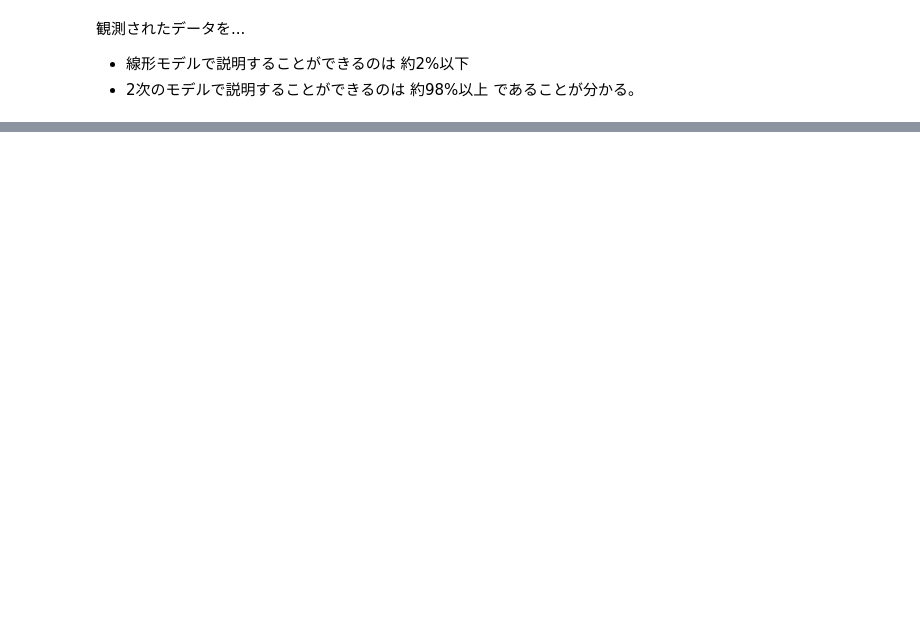
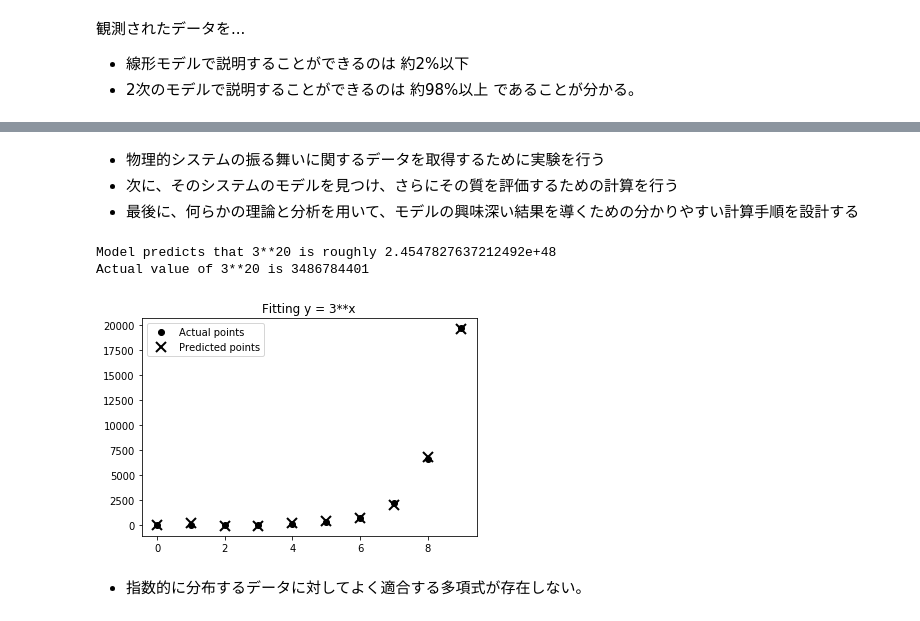
Before and after one commit to Tatsuro0726/MIT_DS, a Jupyter notebook: practice_Ch18.ipynb, the cells around one changed output, grey strips where cells are left out. Cells and saved outputs as stored; diff of their text form; code cells hidden in the pictures; blank space fills up the shorter version.

```diff
--- a/practice_Ch18.ipynb
+++ b/practice_Ch18.ipynb
@@ -140,0 +185,27 @@ rSquared of quadratic fit = 0.9857653692869693
+# %% [markdown]
+- 物理的システムの振る舞いに関するデータを取得するために実験を行う
+- 次に、そのシステムのモデルを見つけ、さらにその質を評価するための計算を行う
+- 最後に、何らかの理論と分析を用いて、モデルの興味深い結果を導くための分かりやすい計算手順を設計する
+# %%
+# 18.3 指数的に分布するデータに適合させる
+# 18.7 指数的に分布するデータへの多項式曲線の適合
+vals = []
+for i in range(10):
+    vals.append(3**i) # y = 3^x
+pylab.plot(vals,'ko',label='Actual points') # 実際の値をプロット
+xVals = pylab.arange(10)
+fit = pylab.polyfit(xVals,vals,5) # 5次でfitting
+yVals = pylab.polyval(fit,xVals) # (係数, x軸データ)
+pylab.plot(xVals, yVals, 'kx', label='Predicted points', markeredgewidth=2, markersize=10) # 予測値をプロット
+pylab.title('Fitting y = 3**x')
+pylab.legend(loc='upper left') # 凡例
+
+# 3**20の時のモデルの予測値
+print('Model predicts that 3**20 is roughly', pylab.polyval(fit, [3**20])[0]) # (係数, x軸の値)[0]第1要素
+print('Actual value of 3**20 is', 3**20)
+# %% [output]
+Model predicts that 3**20 is roughly 2.4547827637212492e+48
+Actual value of 3**20 is 3486784401
+[figure, added]
+# %% [markdown]
+- 指数的に分布するデータに対してよく適合する多項式が存在しない。
```
Also changed, not shown: parts of 3 cells of this notebook, 2 other files.
